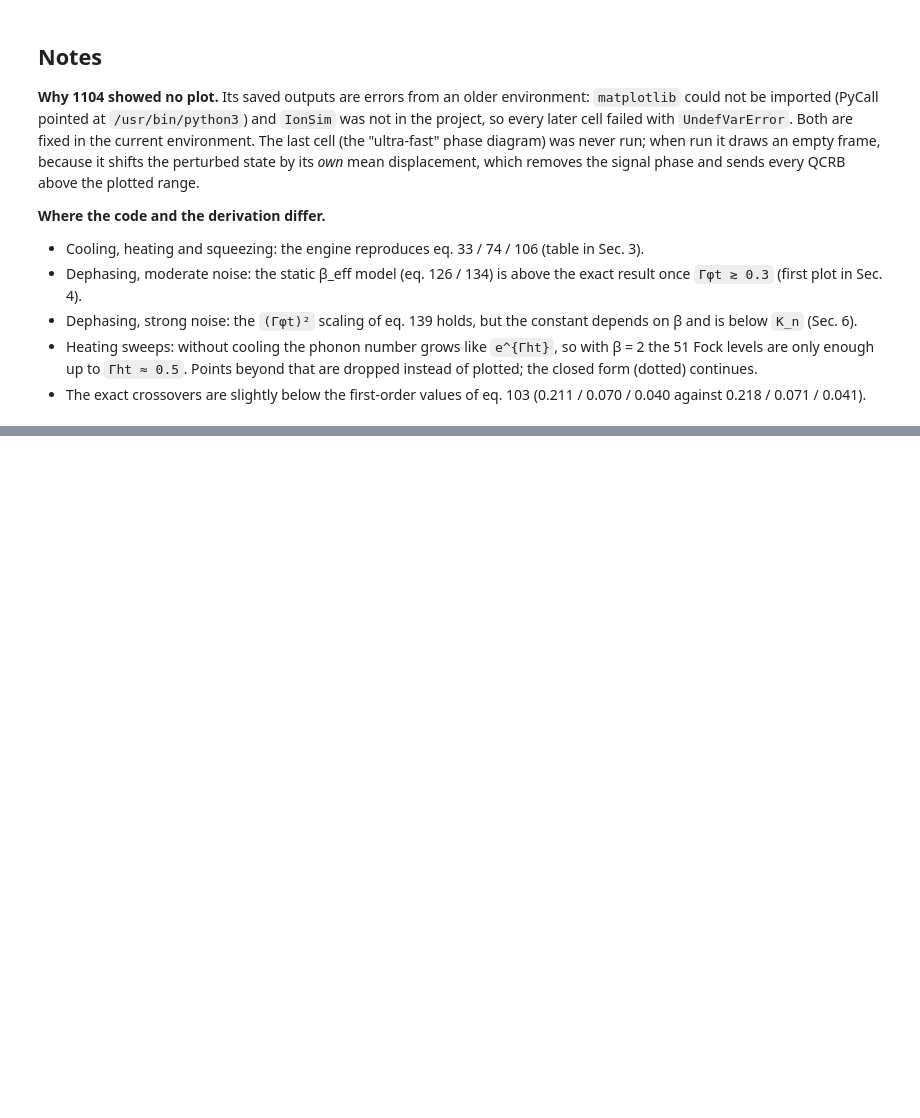
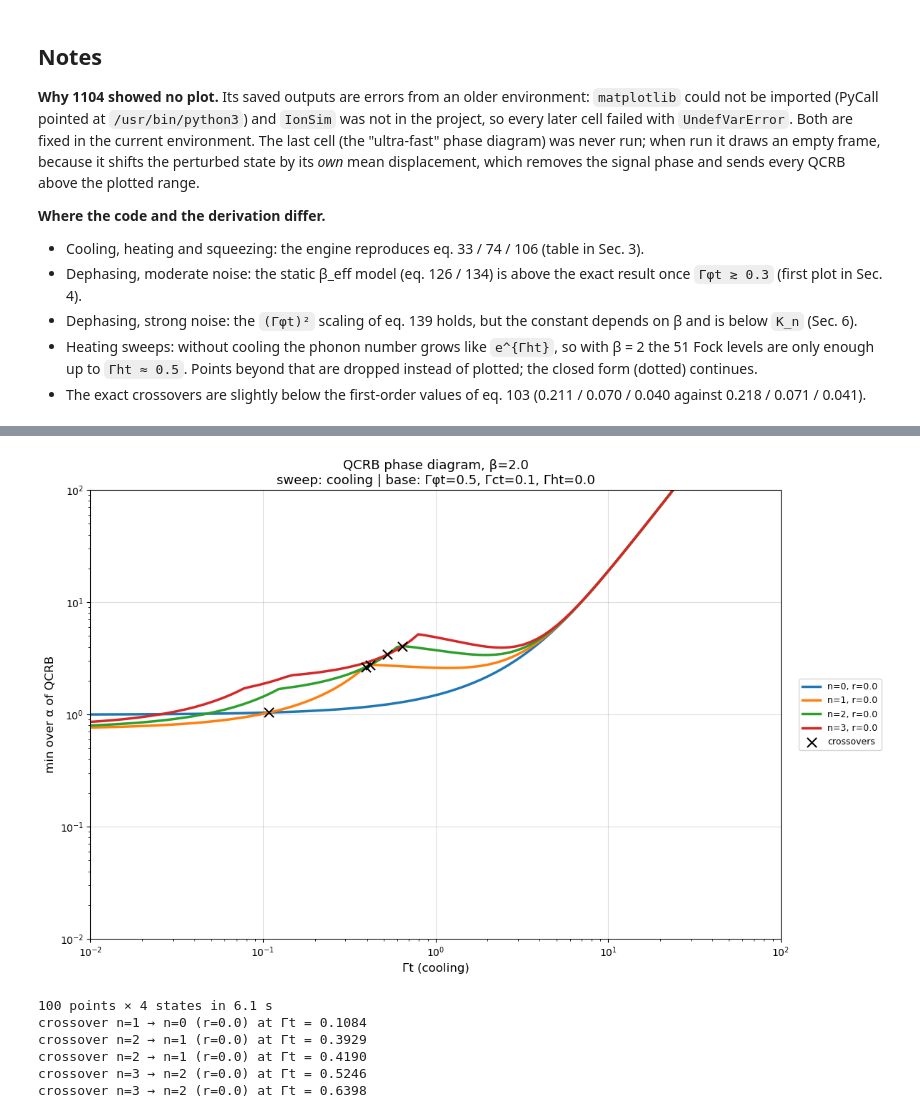
Before and after one commit to park2003/TestSQRLab, a Jupyter notebook: 1113_unified_qcrb.ipynb, the cells around one changed output, grey strips where cells are left out. Saved outputs shown, nothing was run; the diff lists cells and outputs as text; code cells hidden in the pictures; blank space fills up the shorter version.

```diff
--- a/1113_unified_qcrb.ipynb
+++ b/1113_unified_qcrb.ipynb
@@ -521,0 +536,10 @@ engine  β = 2.0, Γφt =   1000:      0.0063  0.0014  0.0007  0.0005
+# %%
+res_cool = plot_phase_diagram(sweep=:cooling, base=(dephasing=0.5, cooling=0.1, heating=0.0));
+# %% [output]
+[figure, added]
+100 points × 4 states in 6.1 s
+crossover n=1 → n=0 (r=0.0) at Γt = 0.1084
+crossover n=2 → n=1 (r=0.0) at Γt = 0.3929
+crossover n=2 → n=1 (r=0.0) at Γt = 0.4190
+crossover n=3 → n=2 (r=0.0) at Γt = 0.5246
+crossover n=3 → n=2 (r=0.0) at Γt = 0.6398
```
Also changed, not shown: parts of 15 cells of this notebook.
